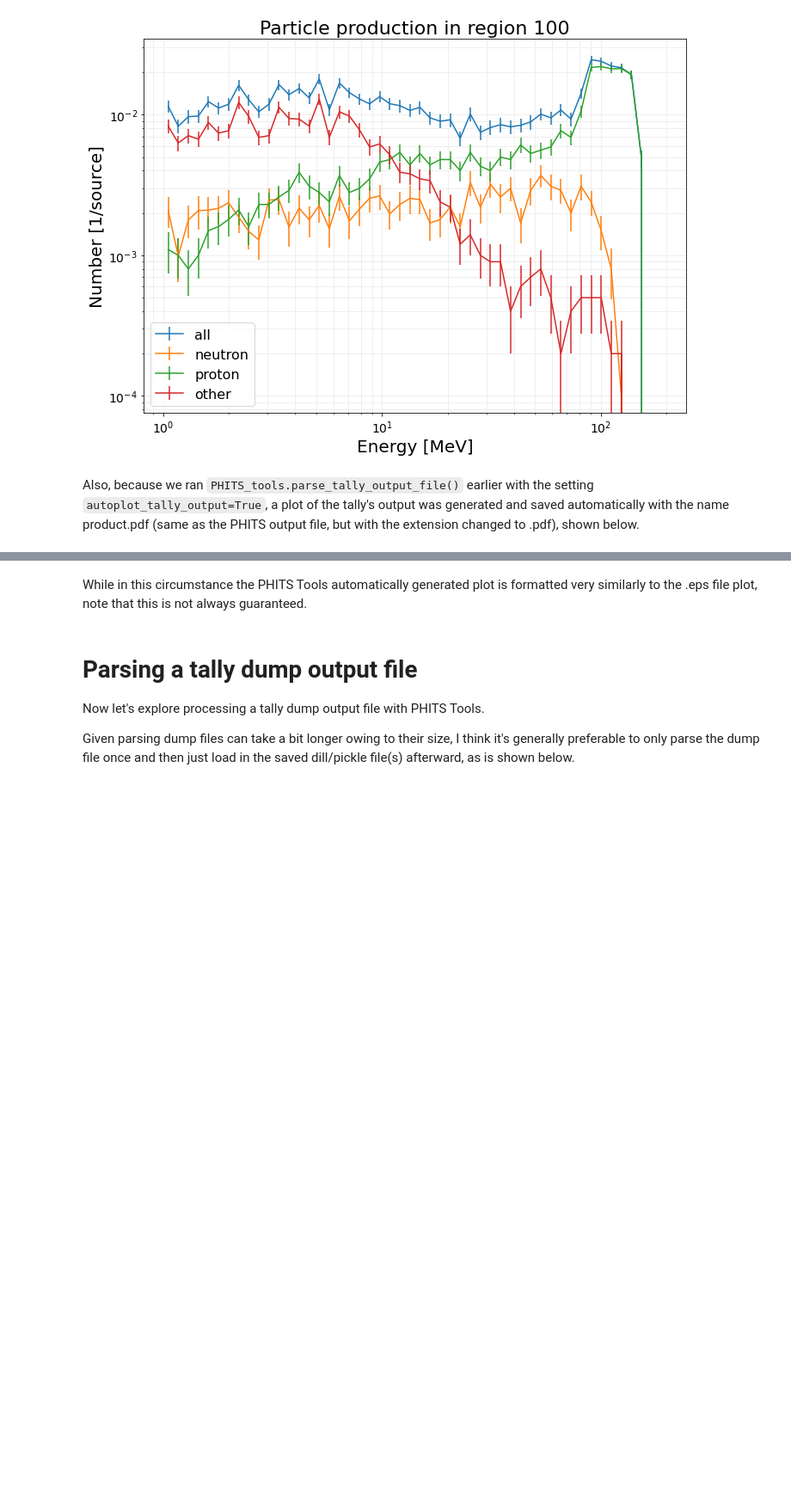
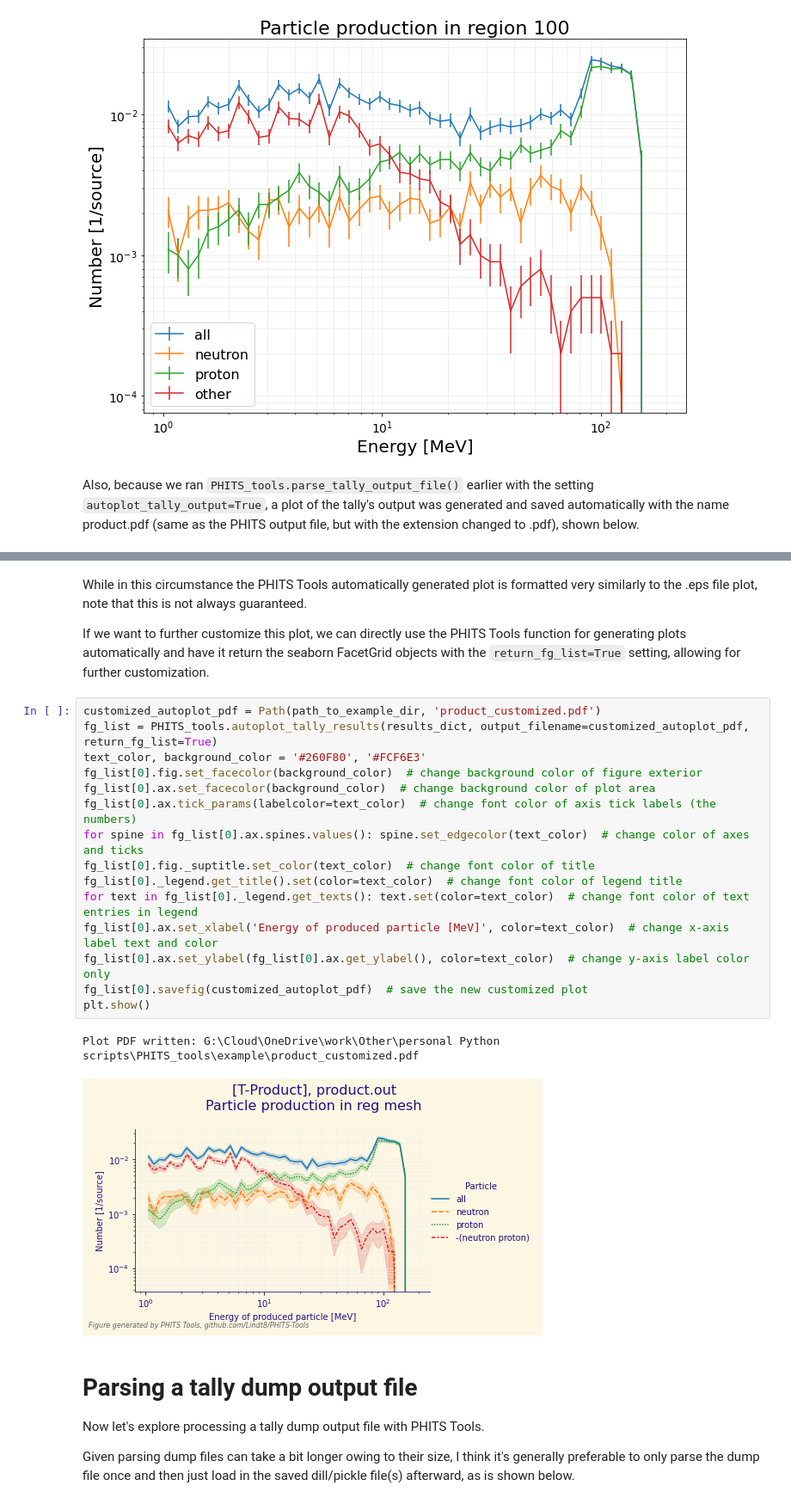
Before and after one commit to Lindt8/PHITS-Tools, a Jupyter notebook: example/example_PHITS_tools.ipynb, the cells around one changed output, grey strips where cells are left out. Shown at 86% size. Cells and saved outputs as stored; diff of their text form; blank space fills up the shorter version.

Commit message:
autoplot function can now return FacetGrid objects

```diff
--- a/example/example_PHITS_tools.ipynb
+++ b/example/example_PHITS_tools.ipynb
@@ -162,6 +162,26 @@ IFrame("product.pdf", width=900, height=550)
 [interactive output not drawn]
 # %% [markdown]
 While in this circumstance the PHITS Tools automatically generated plot is formatted very similarly to the .eps file plot, note that this is not always guaranteed.
+
+If we want to further customize this plot, we can directly use the PHITS Tools function for generating plots automatically and have it return the seaborn FacetGrid objects with the `return_fg_list=True` setting, allowing for further customization.
+# %%
+customized_autoplot_pdf = Path(path_to_example_dir, 'product_customized.pdf')
+fg_list = PHITS_tools.autoplot_tally_results(results_dict, output_filename=customized_autoplot_pdf, return_fg_list=True)
+text_color, background_color = '#260F80', '#FCF6E3'
+fg_list[0].fig.set_facecolor(background_color)  # change background color of figure exterior
+fg_list[0].ax.set_facecolor(background_color)  # change background color of plot area
+fg_list[0].ax.tick_params(labelcolor=text_color)  # change font color of axis tick labels (the numbers)
+for spine in fg_list[0].ax.spines.values(): spine.set_edgecolor(text_color)  # change color of axes and ticks
+fg_list[0].fig._suptitle.set_color(text_color)  # change font color of title
+fg_list[0]._legend.get_title().set(color=text_color)  # change font color of legend title
+for text in fg_list[0]._legend.get_texts(): text.set(color=text_color)  # change font color of text entries in legend
+fg_list[0].ax.set_xlabel('Energy of produced particle [MeV]', color=text_color)  # change x-axis label text and color
+fg_list[0].ax.set_ylabel(fg_list[0].ax.get_ylabel(), color=text_color)  # change y-axis label color only
+fg_list[0].savefig(customized_autoplot_pdf)  # save the new customized plot
+plt.show()
+# %% [output]
+Plot PDF written: G:\Cloud\OneDrive\work\Other\personal Python scripts\PHITS_tools\example\product_customized.pdf
+[figure, added]
 # %% [markdown]
 # Parsing a tally dump output file
 Now let's explore processing a tally dump output file with PHITS Tools.
```
Also changed, not shown: 5 other files.
